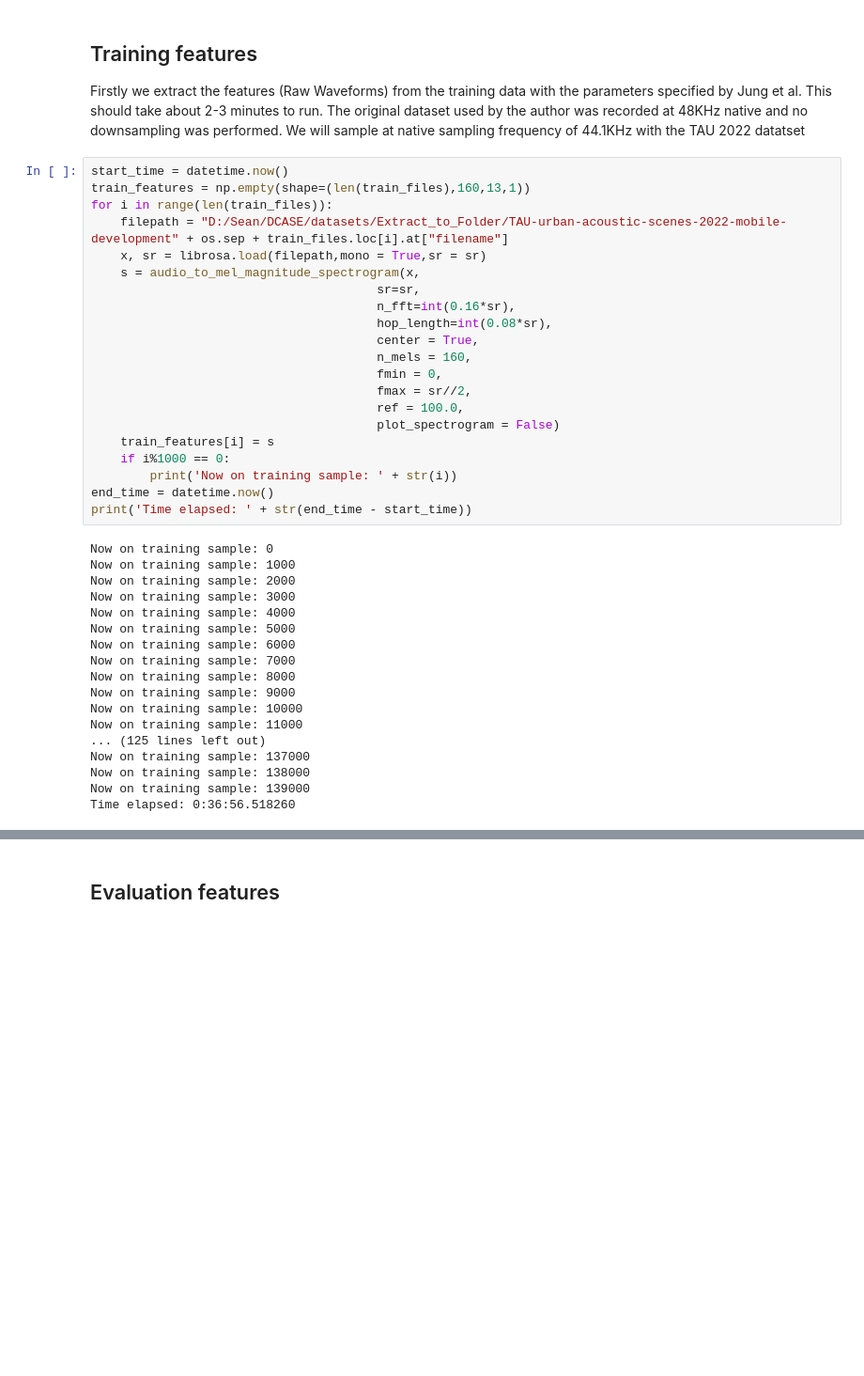
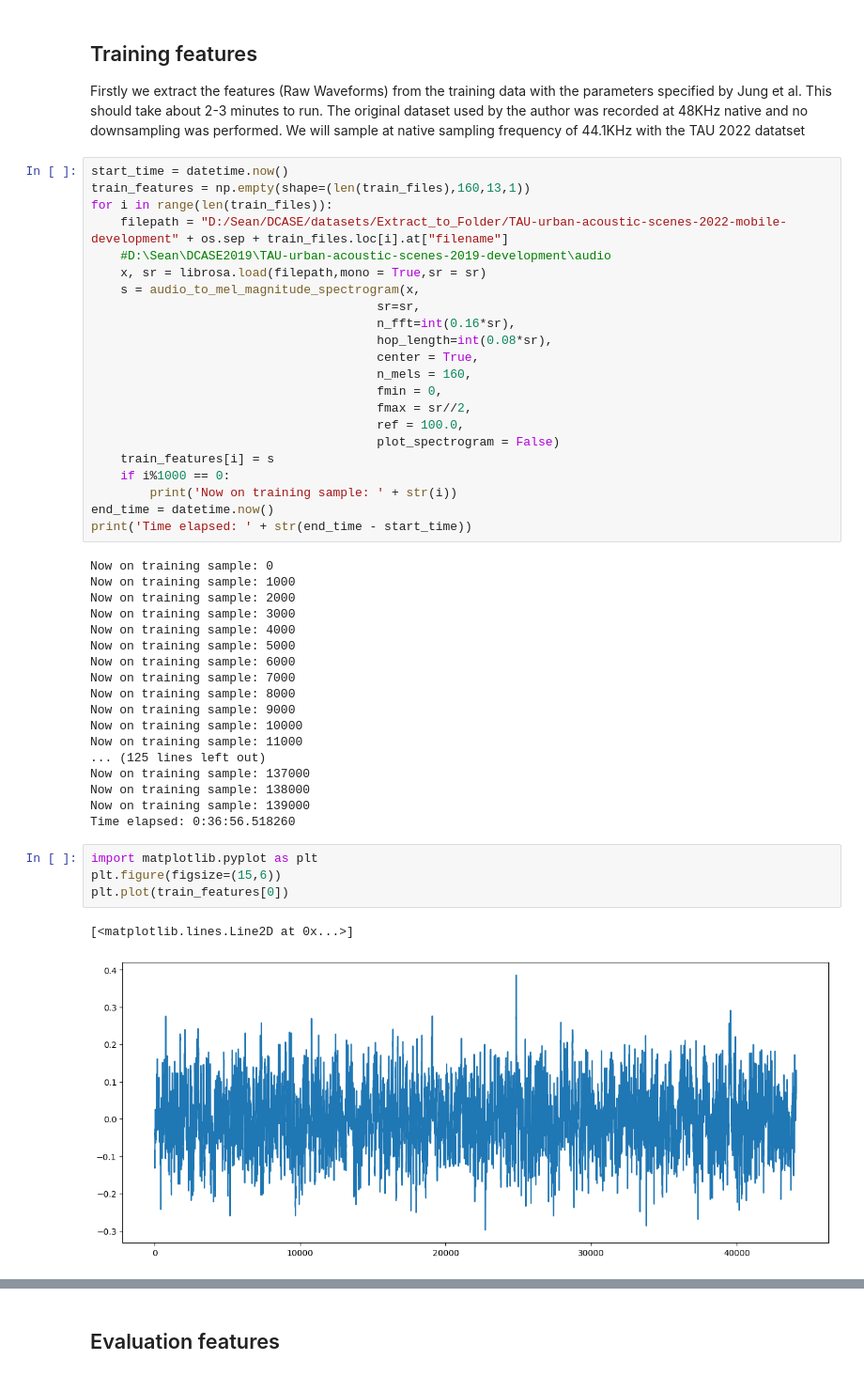
Before and after one commit to seanyeo300/dcase2019specialistkd, a Jupyter notebook: Sean_SKD_TF.ipynb, the cells around one changed output, grey strips where cells are left out. Shown at 94% size. Saved outputs shown, nothing was run; the diff lists cells and outputs as text; blank space fills up the shorter version.

```diff
--- a/Sean_SKD_TF.ipynb
+++ b/Sean_SKD_TF.ipynb
@@ -150,6 +146,7 @@ start_time = datetime.now()
 train_features = np.empty(shape=(len(train_files),160,13,1))
 for i in range(len(train_files)):
     filepath = "D:/Sean/DCASE/datasets/Extract_to_Folder/TAU-urban-acoustic-scenes-2022-mobile-development" + os.sep + train_files.loc[i].at["filename"]
+    #D:\Sean\DCASE2019\TAU-urban-acoustic-scenes-2019-development\audio
     x, sr = librosa.load(filepath,mono = True,sr = sr)
     s = audio_to_mel_magnitude_spectrogram(x,
                                        sr=sr,
@@ -184,3 +181,10 @@ Now on training sample: 137000
 Now on training sample: 138000
 Now on training sample: 139000
 Time elapsed: 0:36:56.518260
+# %%
+import matplotlib.pyplot as plt
+plt.figure(figsize=(15,6))
+plt.plot(train_features[0])
+# %% [output]
+[<matplotlib.lines.Line2D at 0x...>]
+[figure, added]
```
Also changed, not shown: parts of 18 cells of this notebook, 4 other files.
